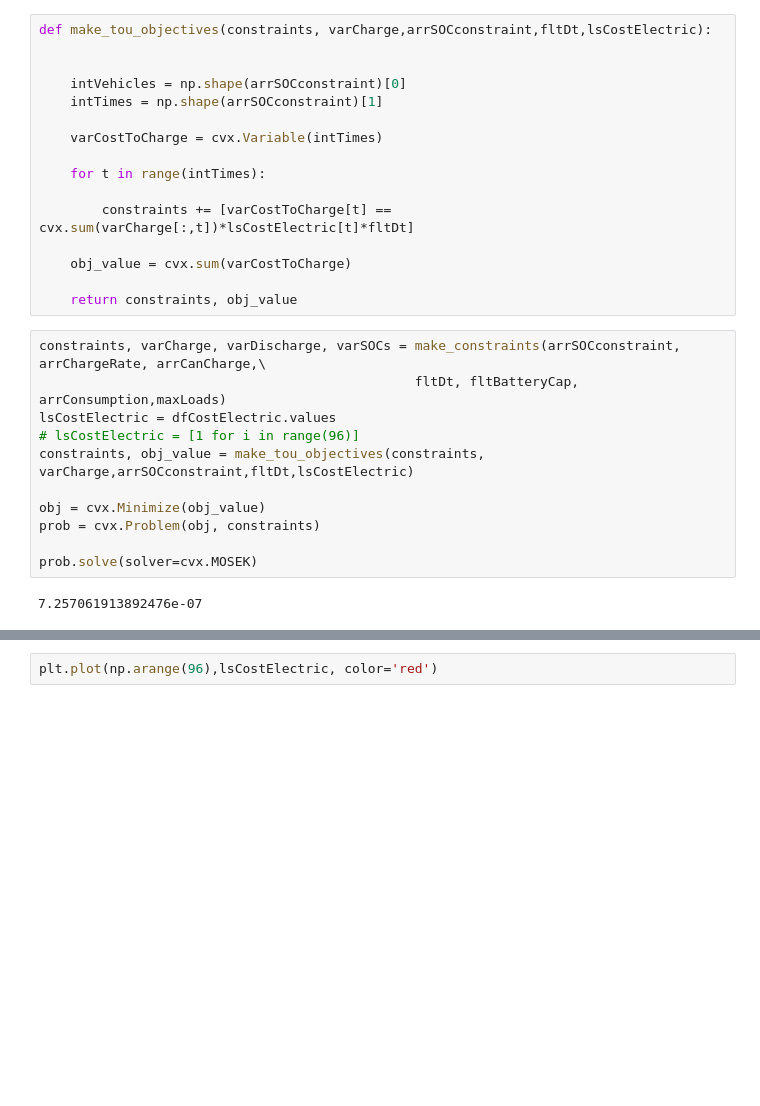
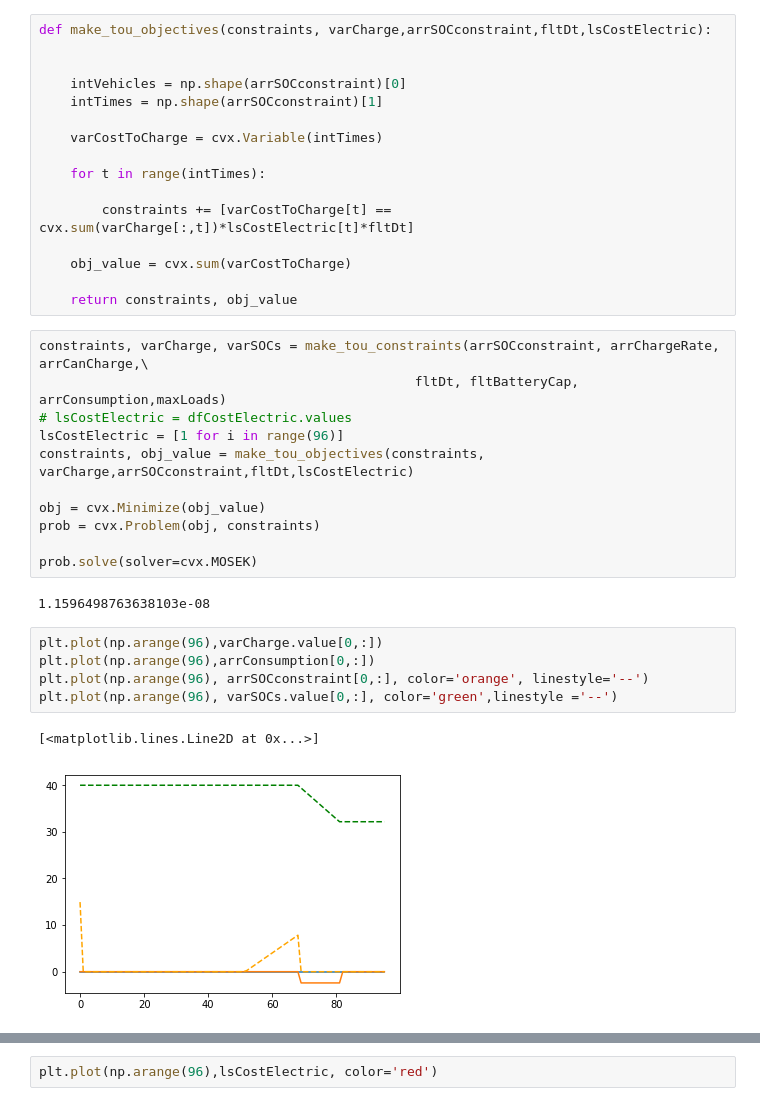
Before and after one commit to evgaston/BatterySystems, a Jupyter notebook: Simulation_Creation_102719.ipynb, the cells around one changed output, grey strips where cells are left out. Drawn from its saved outputs; the diff is of its cells as text; blank space fills up the shorter version.

```diff
--- a/Simulation_Creation_102719.ipynb
+++ b/Simulation_Creation_102719.ipynb
@@ -614,10 +635,10 @@ def make_tou_objectives(constraints, varCharge,arrSOCconstraint,fltDt,lsCostElec
 
     return constraints, obj_value
 # %%
-constraints, varCharge, varDischarge, varSOCs = make_constraints(arrSOCconstraint, arrChargeRate, arrCanCharge,\
+constraints, varCharge, varSOCs = make_tou_constraints(arrSOCconstraint, arrChargeRate, arrCanCharge,\
                                                 fltDt, fltBatteryCap, arrConsumption,maxLoads)
-lsCostElectric = dfCostElectric.values
-# lsCostElectric = [1 for i in range(96)]
+# lsCostElectric = dfCostElectric.values
+lsCostElectric = [1 for i in range(96)]
 constraints, obj_value = make_tou_objectives(constraints, varCharge,arrSOCconstraint,fltDt,lsCostElectric)
 
 obj = cvx.Minimize(obj_value)
@@ -625,4 +646,12 @@ prob = cvx.Problem(obj, constraints)
 
 prob.solve(solver=cvx.MOSEK)
 # %% [output]
-7.257061913892476e-07
+1.1596498763638103e-08
+# %%
+plt.plot(np.arange(96),varCharge.value[0,:])
+plt.plot(np.arange(96),arrConsumption[0,:])
+plt.plot(np.arange(96), arrSOCconstraint[0,:], color='orange', linestyle='--')
+plt.plot(np.arange(96), varSOCs.value[0,:], color='green',linestyle ='--')
+# %% [output]
+[<matplotlib.lines.Line2D at 0x...>]
+[figure, added]
```
Also changed, not shown: parts of 11 cells of this notebook.
